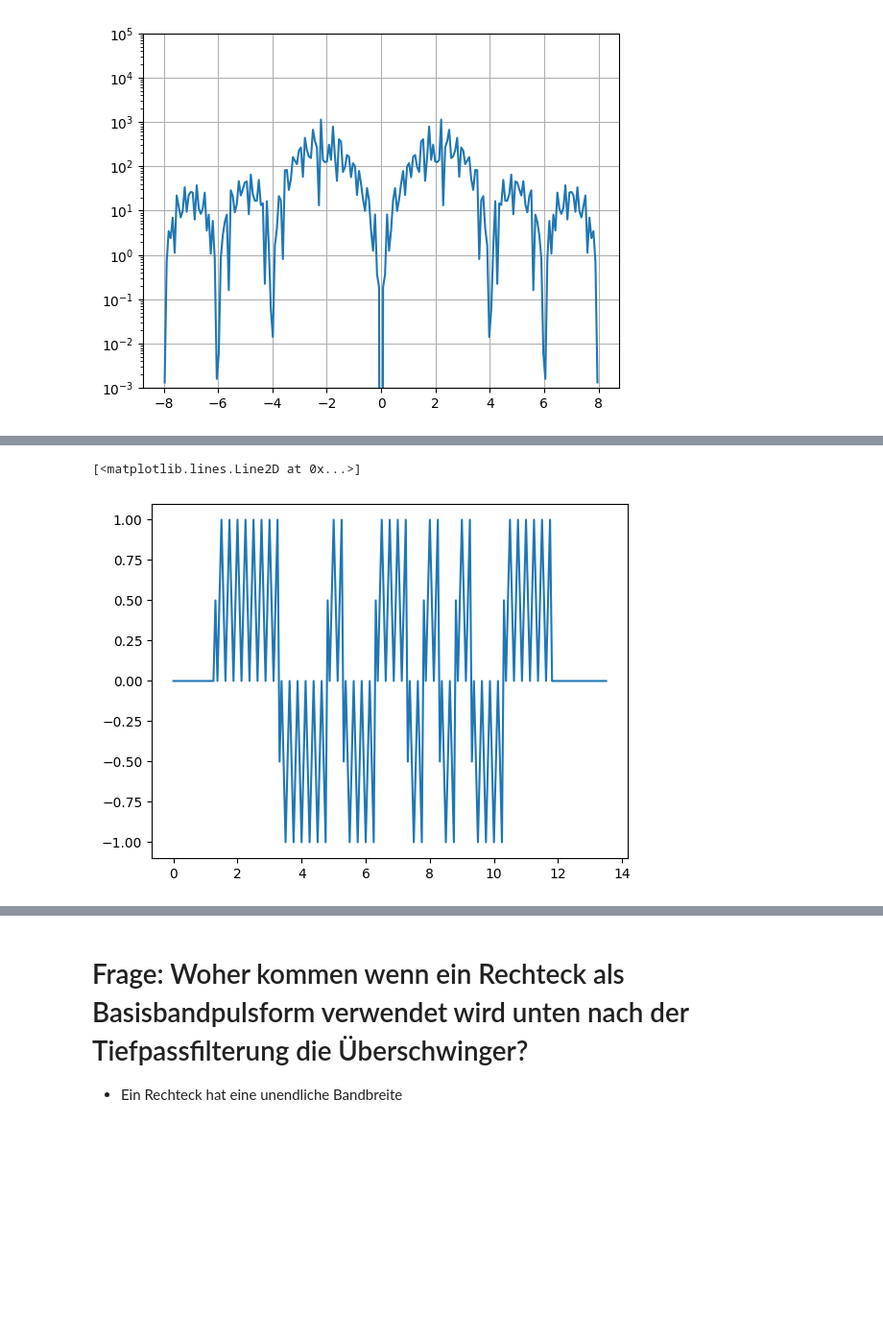
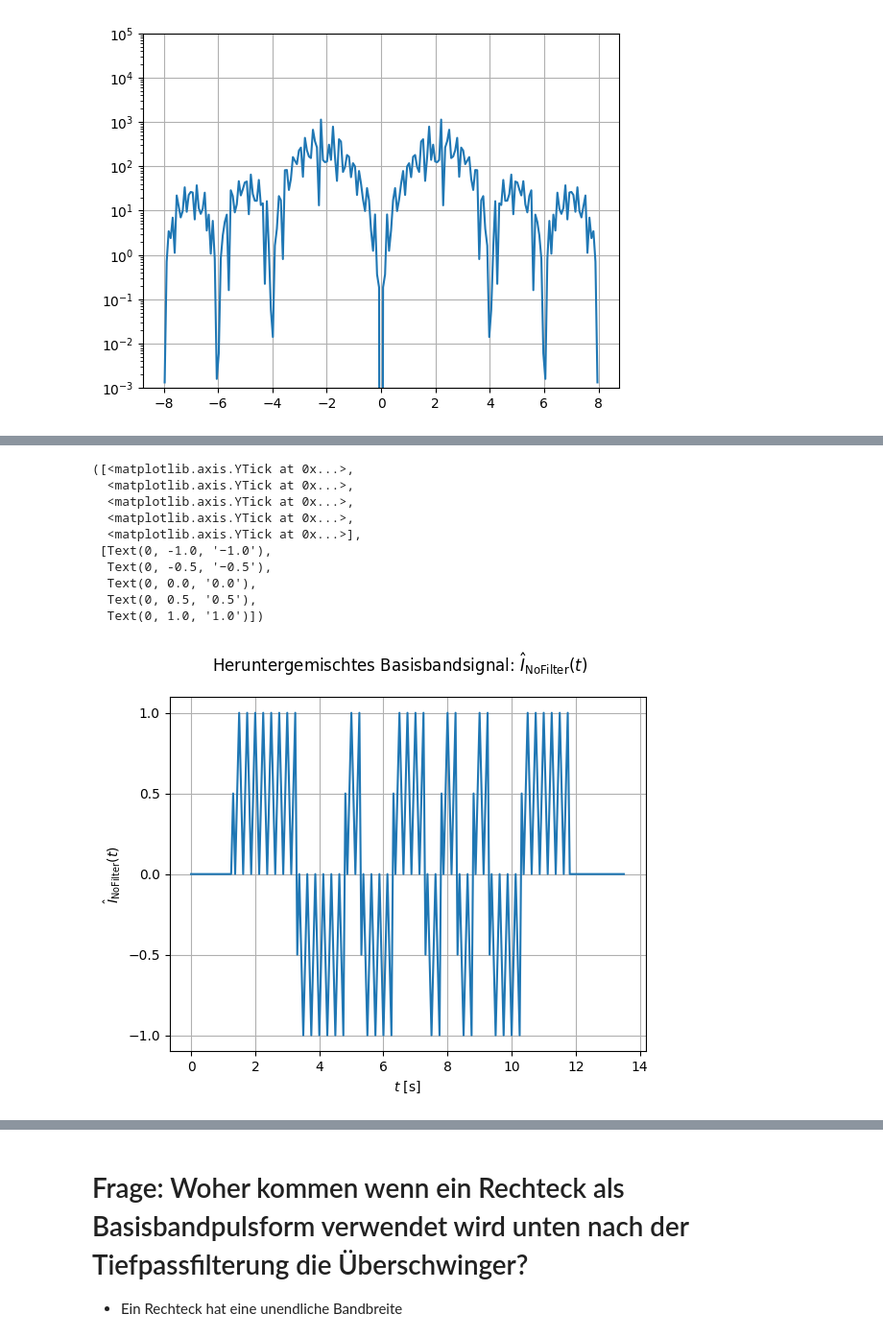
Before and after one commit to sonnylednaw/sdr-module, a Jupyter notebook: iq-modulation/iq-sampling.ipynb, the cells around one changed output, grey strips where cells are left out. Shown at 96% size. Saved outputs shown, nothing was run; the diff lists cells and outputs as text; code cells hidden in the pictures; blank space fills up the shorter version.

Commit message:
corrected plots and added some comments

```diff
--- a/iq-modulation/iq-sampling.ipynb
+++ b/iq-modulation/iq-sampling.ipynb
@@ -424,10 +463,22 @@ $$
 # %%
-# Receiver
-# Downconvert the signal
-x_hat_i = s_hf * s_c_I
-t = np.arange(x_hat_i.size) * T_sample
+I_hat_i_no_filter = s_hf * s_c_I
+t = np.arange(I_hat_i_no_filter.size) * T_sample
 # %%
-plt.plot(t, x_hat_i)
+plt.plot(t, I_hat_i_no_filter)
+plt.suptitle(r"Heruntergemischtes Basisbandsignal: $\hat{I}_{\rm{No Filter}}(t)$")
+plt.xlabel(r"$t$ [s]")
+plt.ylabel(r"$\hat{I}_{\rm{No Filter}}(t)$")
+plt.grid(True)
+plt.yticks([-1,-0.5,0,0.5,1])
 # %% [output]
-[<matplotlib.lines.Line2D at 0x...>]
+([<matplotlib.axis.YTick at 0x...>,
+  <matplotlib.axis.YTick at 0x...>,
+  <matplotlib.axis.YTick at 0x...>,
+  <matplotlib.axis.YTick at 0x...>,
+  <matplotlib.axis.YTick at 0x...>],
+ [Text(0, -1.0, '−1.0'),
+  Text(0, -0.5, '−0.5'),
+  Text(0, 0.0, '0.0'),
+  Text(0, 0.5, '0.5'),
+  Text(0, 1.0, '1.0')])
-[figure, old version]
+[figure, new version]
```
Also changed, not shown: parts of 33 cells of this notebook.
